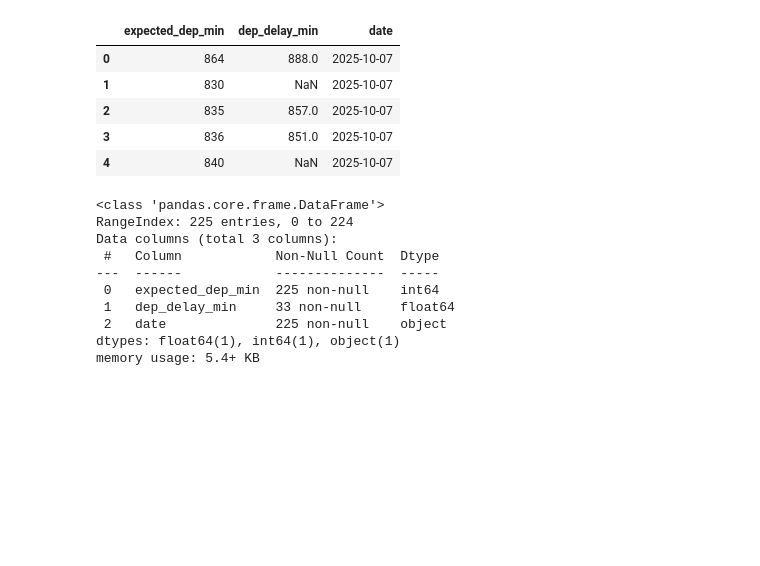
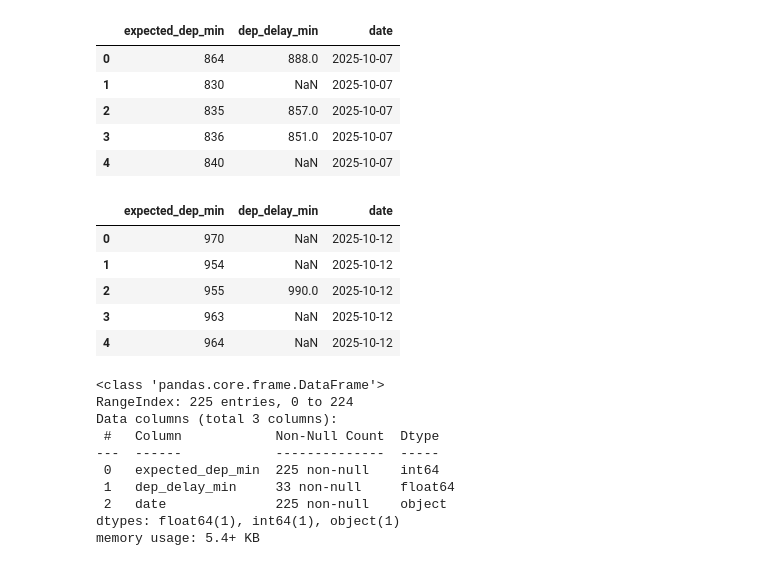
Before and after one commit to brunopulheze/data-analytics-preprocessing, a Jupyter notebook: eda-flight-delay-2024.ipynb, the cells around one changed output. Cells and saved outputs as stored; diff of their text form; code cells hidden in the pictures; blank space fills up the shorter version.

```diff
--- a/eda-flight-delay-2024.ipynb
+++ b/eda-flight-delay-2024.ipynb
@@ -507,4 +512,14 @@ df_scraped_dfw_flights.head()
 | 2 | 835 | 857.0 | 2025-10-07 |
 | 3 | 836 | 851.0 | 2025-10-07 |
 | 4 | 840 | NaN | 2025-10-07 |
+# %%
+df_scraped_dfw_flights_12_oct_2025 = pd.read_csv('./scraped_dfw_flights_12_oct_2025.csv')
+df_scraped_dfw_flights_12_oct_2025.head()
+# %% [output]
+|  | expected_dep_min | dep_delay_min | date |
+| 0 | 970 | NaN | 2025-10-12 |
+| 1 | 954 | NaN | 2025-10-12 |
+| 2 | 955 | 990.0 | 2025-10-12 |
+| 3 | 963 | NaN | 2025-10-12 |
+| 4 | 964 | NaN | 2025-10-12 |
 # %%
```
Also changed, not shown: parts of 15 cells of this notebook, 3 other files.
